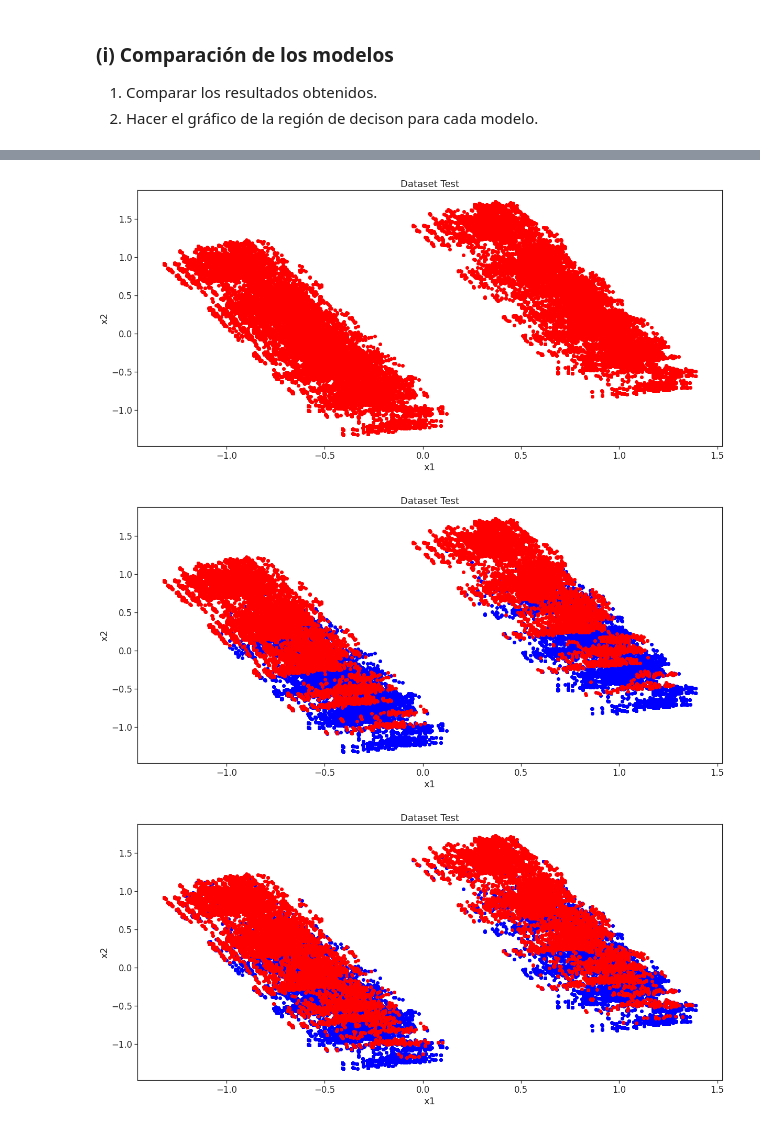
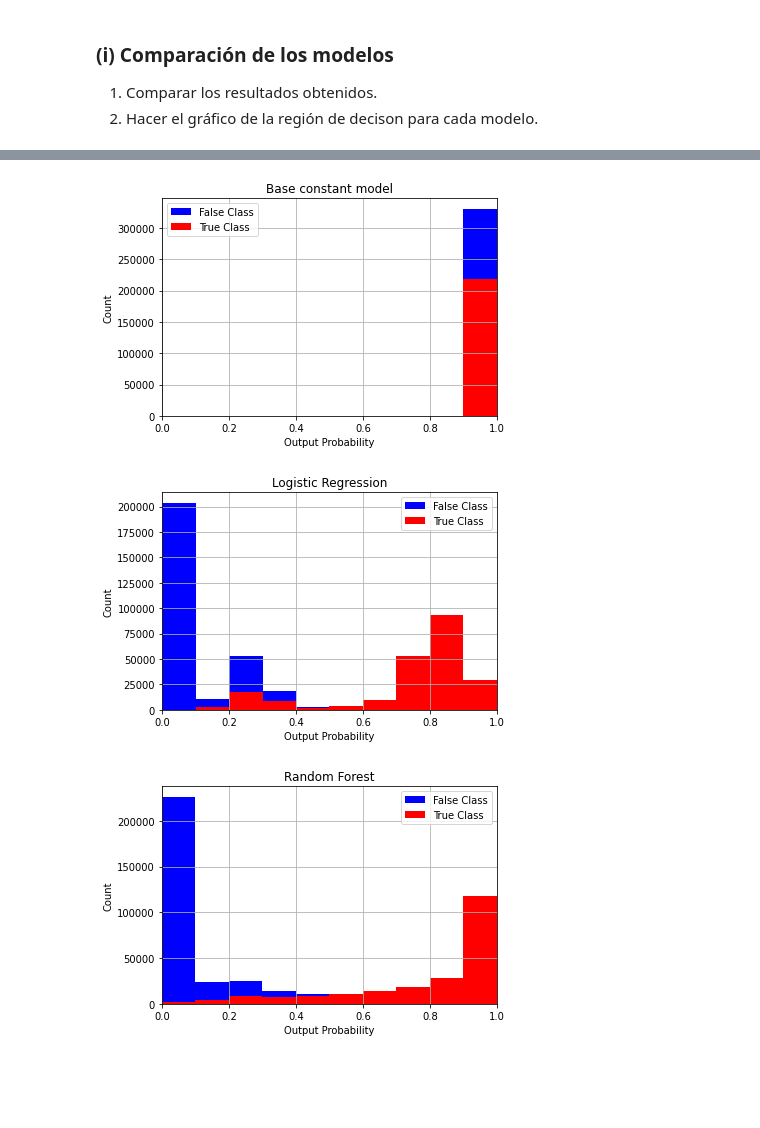
Before and after one commit to maxit1992/CEIA_AP, a Jupyter notebook: Examen/MaximilianoTorti_Deep_Learning_Clase_8_examen_enunciado.ipynb, the cells around one changed output, grey strips where cells are left out. Cells and saved outputs as stored; diff of their text form; code cells hidden in the pictures; blank space fills up the shorter version.

```diff
--- a/Examen/MaximilianoTorti_Deep_Learning_Clase_8_examen_enunciado.ipynb
+++ b/Examen/MaximilianoTorti_Deep_Learning_Clase_8_examen_enunciado.ipynb
@@ -5,10 +5,14 @@
 import pandas as pd
 import numpy as np
 from scipy import stats
-import matplotlib.pyplot as plt
 
-import seaborn as sns
-sns.set(style="ticks", color_codes=True, font_scale=1.5)
+
+%config InlineBackend.print_figure_kwargs={'facecolor' : "w"}
+from matplotlib import pyplot as plt
+plt.rcParams['figure.figsize'] = (20, 9)
+plt.rcParams['font.family'] = 'DejaVu Sans'
+plt.rcParams['font.size'] = 20
+plt.rcParams["axes.grid"] =True
 
 from sklearn import model_selection
 from sklearn.preprocessing import MinMaxScaler
@@ -343,10 +337,10 @@ df_final=scaler.fit_transform(df_final)
 # %%
 # Punto 7
 x_train, x_test, Y_train, Y_test, user_train, user_test, product_train, product_test = \
-    model_selection.train_test_split( df_final, y_final, user_index, product_index, test_size=0.1, random_state=5,stratify=y_final)
+    model_selection.train_test_split( df_final, y_final, user_index, product_index, test_size=0.1, random_state=5)
 
 x_train, x_valid, Y_train, Y_valid, user_train, user_valid, product_train, product_valid= \
-    model_selection.train_test_split( x_train, Y_train, user_train, product_train, test_size=0.22222222, random_state=5,stratify=Y_train)
+    model_selection.train_test_split( x_train, Y_train, user_train, product_train, test_size=0.22222222, random_state=5)
 
 print(x_train.shape)
 print(x_valid.shape)
@@ -879,36 +932,45 @@ x_test_reducted = my_PCA.fit_transform(x_test)
 # %%
 # Constant model
-predictions = base_model.predict(x_test)
-plt.figure()
-plt.scatter(x_test_reducted[predictions==0,0],x_test_reducted[predictions==0,1],color='blue')
-plt.scatter(x_test_reducted[predictions==1,0],x_test_reducted[predictions==1,1],color='red')
-plt.title('Dataset Test')
-plt.xlabel('x1')
-plt.ylabel('x2')
+predictions = base_model.predict_proba(df_final)
+fig, ax1 = plt.subplots(1,1)
+ax1.hist(predictions[y_final==0], bins=10, range=(0,1), color='blue', label='False Class')
+ax1.hist(predictions[y_final==1], bins=10, range=(0,1), color='red', label='True Class')
+ax1.set_xlim([0, 1])
+plt.title('Base constant model')
+plt.xlabel('Output Probability')
+plt.ylabel('Count')
+plt.legend()
 plt.show()
 # %% [output]
-[figure, old version]
+[figure, new version]
 # %%
 # Logistic model
-predictions = lr_model.predict(x_test)
-plt.figure()
-plt.scatter(x_test_reducted[predictions==0,0],x_test_reducted[predictions==0,1],color='blue')
-plt.scatter(x_test_reducted[predictions==1,0],x_test_reducted[predictions==1,1],color='red')
-plt.title('Dataset Test')
-plt.xlabel('x1')
-plt.ylabel('x2')
+predictions = lr_model.predict_proba(df_final)
+predictions = predictions[:,1]
+
+fig, ax1 = plt.subplots(1,1)
+ax1.hist(predictions[y_final==0], bins=10, range=(0,1), color='blue', label='False Class')
+ax1.hist(predictions[y_final==1], bins=10, range=(0,1), color='red', label='True Class')
+ax1.set_xlim([0, 1])
+plt.title('Logistic Regression')
+plt.xlabel('Output Probability')
+plt.ylabel('Count')
+plt.legend()
 plt.show()
 # %% [output]
-[figure, old version]
+[figure, new version]
 # %%
 # Random Forest model
-predictions = rf_model.predict(x_test)
-plt.figure()
-plt.scatter(x_test_reducted[predictions==0,0],x_test_reducted[predictions==0,1],color='blue')
-plt.scatter(x_test_reducted[predictions==1,0],x_test_reducted[predictions==1,1],color='red')
-plt.title('Dataset Test')
-plt.xlabel('x1')
-plt.ylabel('x2')
+predictions = rf_model.predict_proba(df_final)
+predictions = predictions[:,1]
+fig, ax1 = plt.subplots(1,1)
+ax1.hist(predictions[y_final==0], bins=10, range=(0,1), color='blue', label='False Class')
+ax1.hist(predictions[y_final==1], bins=10, range=(0,1), color='red', label='True Class')
+ax1.set_xlim([0, 1])
+plt.title('Random Forest')
+plt.xlabel('Output Probability')
+plt.ylabel('Count')
+plt.legend()
 plt.show()
 # %% [output]
-[figure, old version]
+[figure, new version]
```
Also changed, not shown: parts of 20 cells of this notebook.
